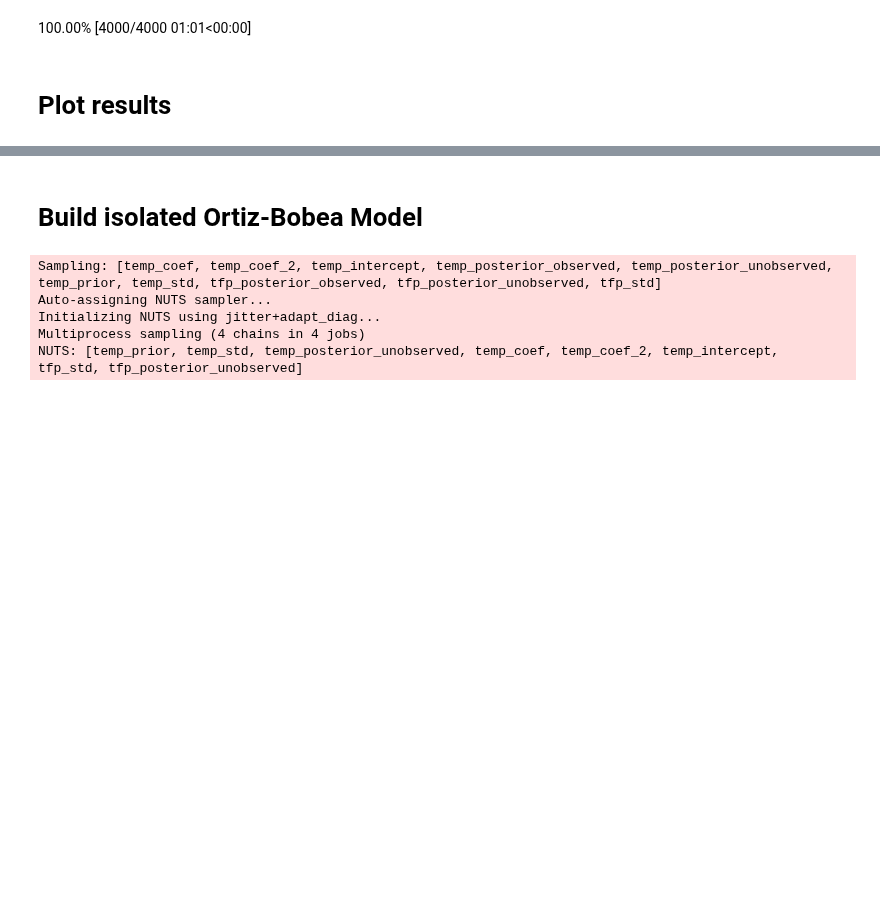
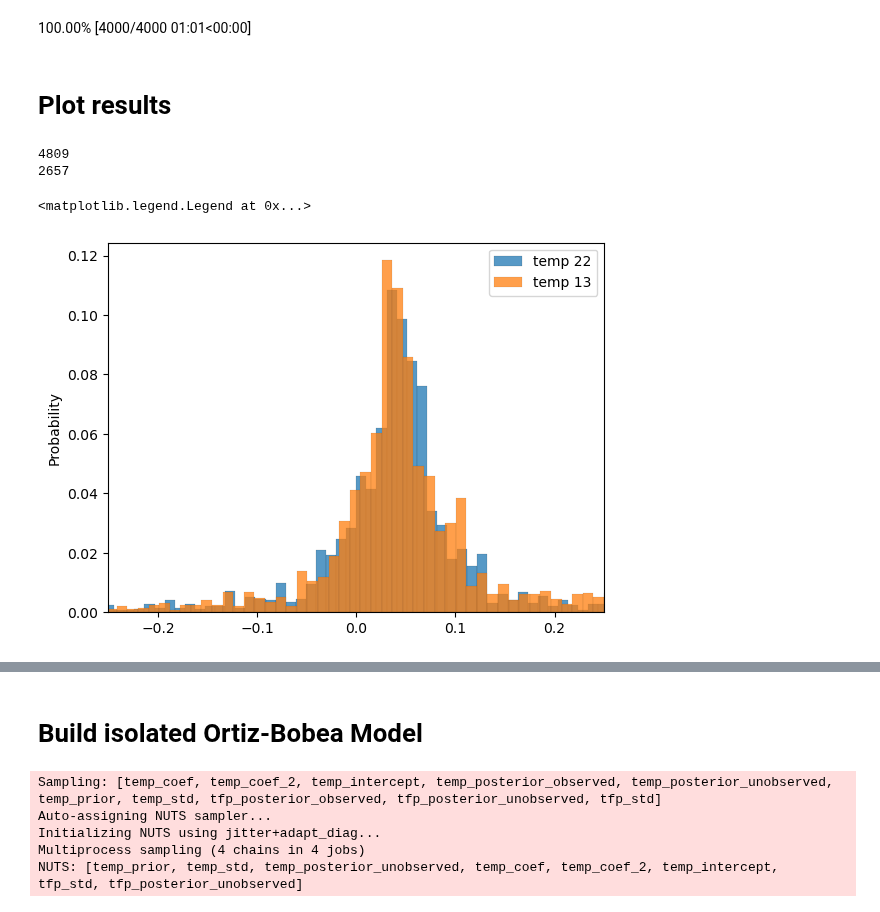
Before and after one commit to greenguy33/environmental-bayesian-modeling, a Jupyter notebook: notebooks/integrated_burke_ortizbobea_model.ipynb, the cells around one changed output, grey strips where cells are left out. Cells and saved outputs as stored; diff of their text form; code cells hidden in the pictures; blank space fills up the shorter version.

```diff
--- a/notebooks/integrated_burke_ortizbobea_model.ipynb
+++ b/notebooks/integrated_burke_ortizbobea_model.ipynb
@@ -124,3 +125,27 @@ Sampling: [gdp_posterior_observed, gdp_posterior_unobserved, temp_posterior_obse
 100.00% [4000/4000 01:01<00:00]
 # %% [markdown]
 # Plot results
+# %%
+temp_13_gdp = []
+temp_22_gdp = []
+for i in range(10):
+    for j in range(len(integrated_data["Unweighted_Temp"])):
+        gdp_val = posterior["gdp_posterior"][0][i][j].data
+        temp_val = posterior["temp_posterior"][0][i][j].data
+        if temp_val > 12.5 and temp_val < 13.5:
+            temp_13_gdp.append(gdp_val)
+        elif temp_val > 21.5 and temp_val < 22.5:
+            temp_22_gdp.append(gdp_val)
+# %%
+print(len(temp_22_gdp))
+print(len(temp_13_gdp))
+fig, ax = plt.subplots()
+sns.histplot(data=np.array(temp_22_gdp)[:2500], stat='probability', ax=ax, label="temp 22")
+sns.histplot(data=np.array(temp_13_gdp)[:2500], stat='probability', ax=ax, label="temp 13")
+ax.set_xlim(-.25,.25)
+ax.legend()
+# %% [output]
+4809
+2657
+<matplotlib.legend.Legend at 0x...>
+[figure, added]
```
Also changed, not shown: parts of 3 cells of this notebook, 2 other files.
